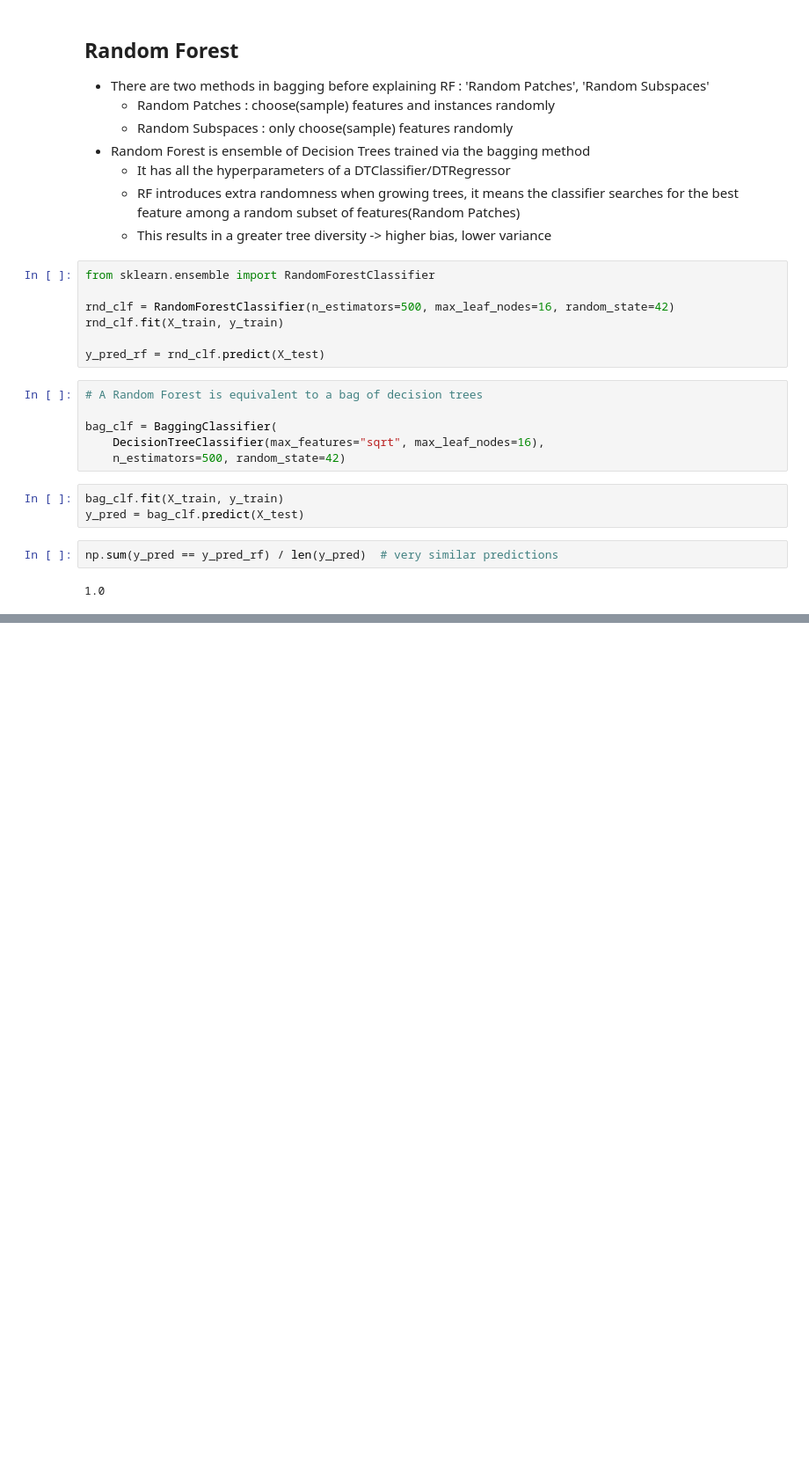
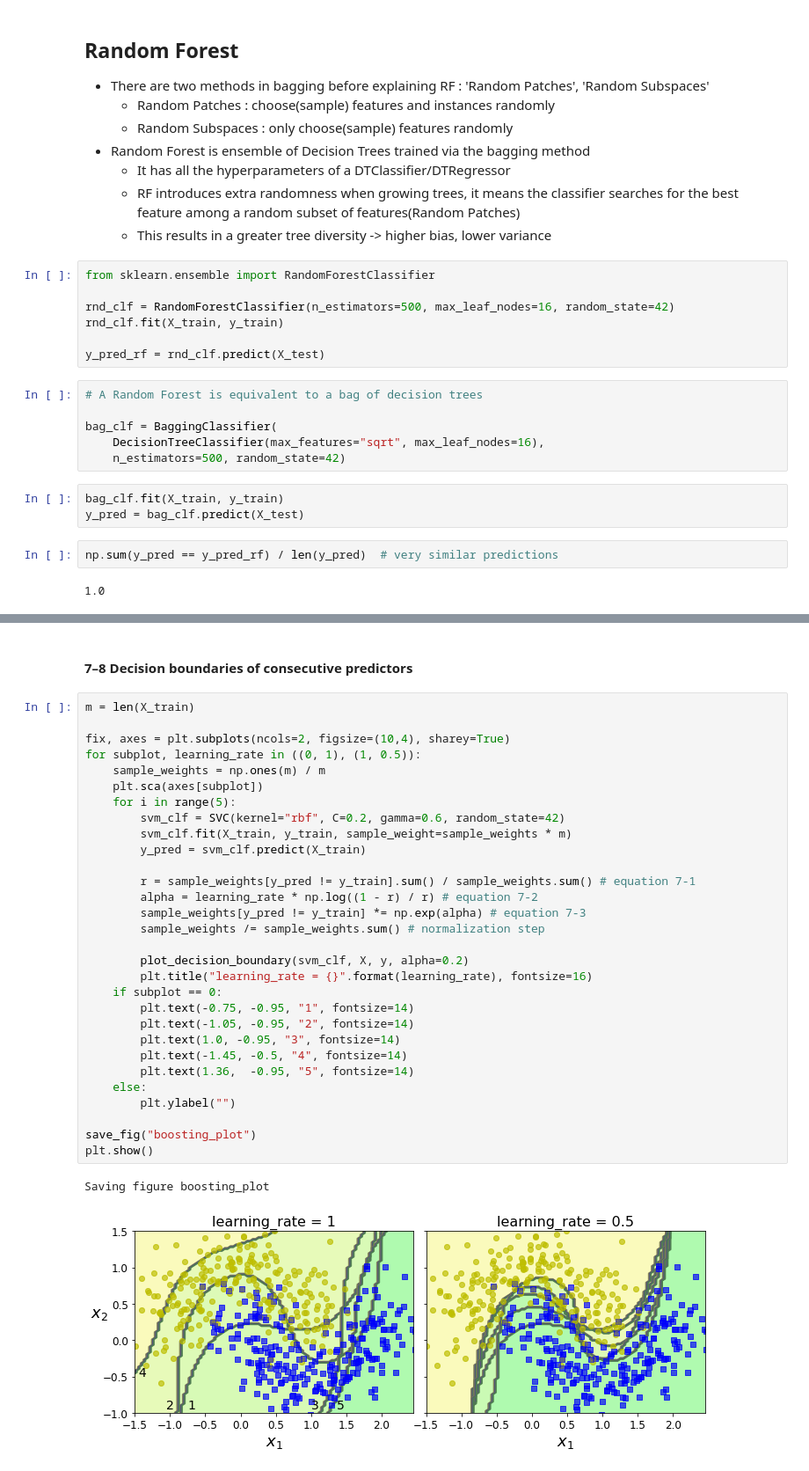
Before and after one commit to Oppo-sit/AI_AtoZ, a Jupyter notebook: Hands_on_ml/chapter_7/07_ensemble_learning.ipynb, the cells around one changed output, grey strips where cells are left out. Shown: that part at 88% size. Cells and saved outputs as stored; diff of their text form; blank space fills up the shorter version.

```diff
--- a/Hands_on_ml/chapter_7/07_ensemble_learning.ipynb
+++ b/Hands_on_ml/chapter_7/07_ensemble_learning.ipynb
@@ -281,0 +373,35 @@ np.sum(y_pred == y_pred_rf) / len(y_pred)  # very similar predictions
+# %% [markdown]
+#### 7–8 Decision boundaries of consecutive predictors
+# %%
+m = len(X_train)
+
+fix, axes = plt.subplots(ncols=2, figsize=(10,4), sharey=True)
+for subplot, learning_rate in ((0, 1), (1, 0.5)):
+    sample_weights = np.ones(m) / m
+    plt.sca(axes[subplot])
+    for i in range(5):
+        svm_clf = SVC(kernel="rbf", C=0.2, gamma=0.6, random_state=42)
+        svm_clf.fit(X_train, y_train, sample_weight=sample_weights * m)
+        y_pred = svm_clf.predict(X_train)
+
+        r = sample_weights[y_pred != y_train].sum() / sample_weights.sum() # equation 7-1
+        alpha = learning_rate * np.log((1 - r) / r) # equation 7-2
+        sample_weights[y_pred != y_train] *= np.exp(alpha) # equation 7-3
+        sample_weights /= sample_weights.sum() # normalization step
+
+        plot_decision_boundary(svm_clf, X, y, alpha=0.2)
+        plt.title("learning_rate = {}".format(learning_rate), fontsize=16)
+    if subplot == 0:
+        plt.text(-0.75, -0.95, "1", fontsize=14)
+        plt.text(-1.05, -0.95, "2", fontsize=14)
+        plt.text(1.0, -0.95, "3", fontsize=14)
+        plt.text(-1.45, -0.5, "4", fontsize=14)
+        plt.text(1.36,  -0.95, "5", fontsize=14)
+    else:
+        plt.ylabel("")
+
+save_fig("boosting_plot")
+plt.show()
+# %% [output]
+Saving figure boosting_plot
+[figure, added]
```
Also changed, not shown: parts of 36 cells of this notebook, 5 other files.
